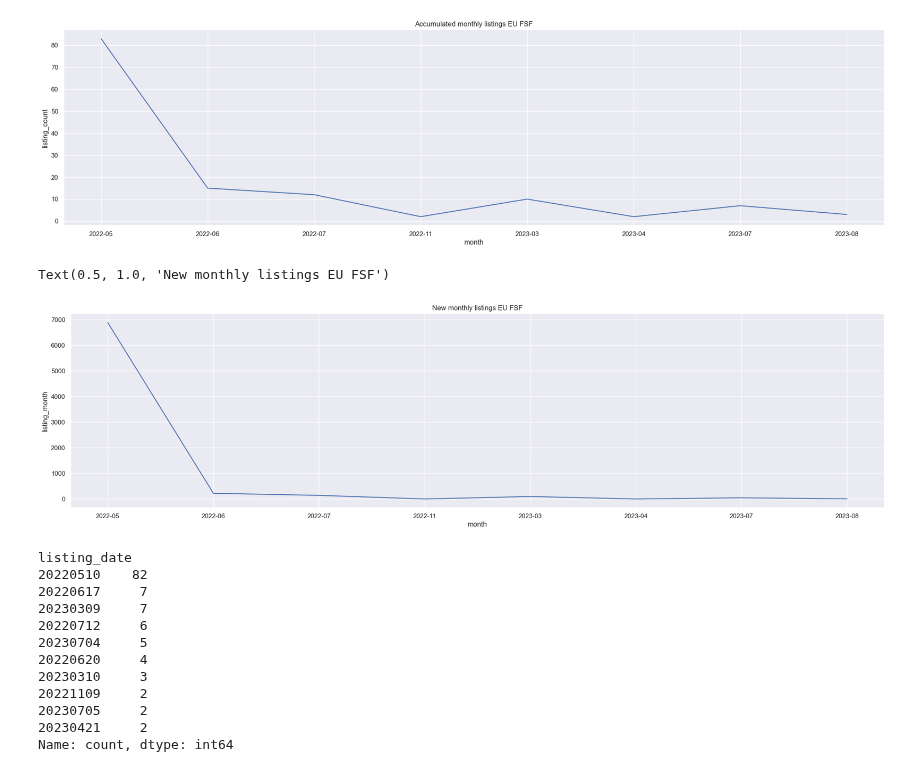
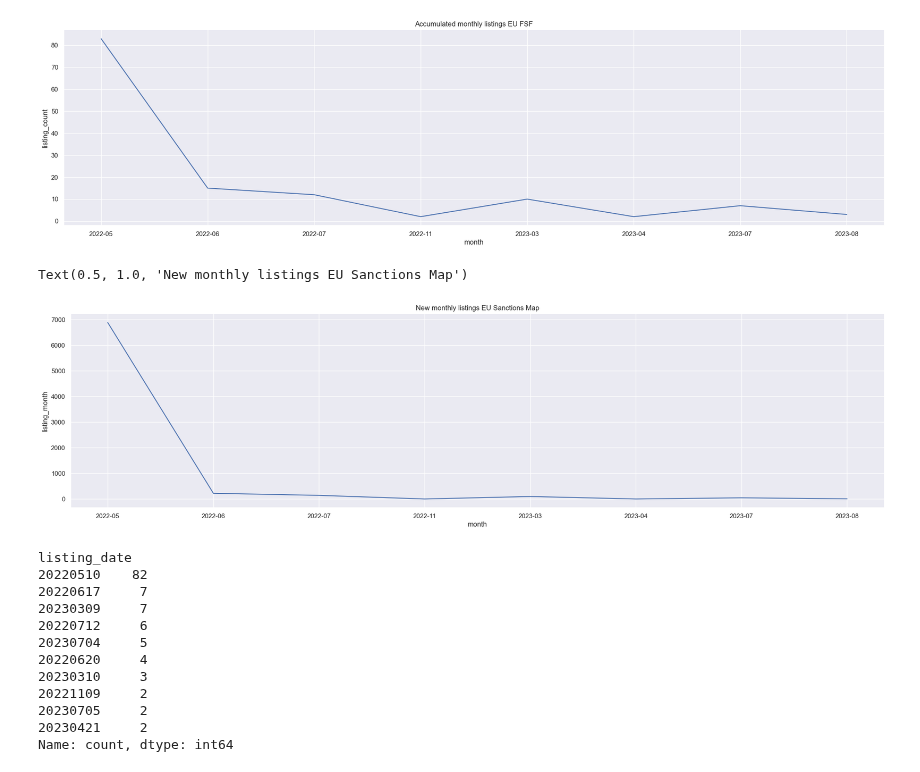
Before and after one commit to NatStrom/INSA, a Jupyter notebook: Opensanctions/Clean/EU_SanctionMap_Analysis.ipynb, the cells around one changed output. Cells and saved outputs as stored; diff of their text form; code cells hidden in the pictures.

```diff
--- a/Opensanctions/Clean/EU_SanctionMap_Analysis.ipynb
+++ b/Opensanctions/Clean/EU_SanctionMap_Analysis.ipynb
@@ -115,12 +115,12 @@ Text(0.5, 1.0, 'Accumulated monthly listings EU FSF')
 # %%
 #get the total listings per month
 sns.set(rc={"figure.figsize":(25, 6)}) #width=3, #height=4
-listings_eu_fsf = sns.lineplot(data=data,x='month',y='listing_month').set_title('New monthly listings EU FSF')
+listings_eu_fsf = sns.lineplot(data=data,x='month',y='listing_month').set_title('New monthly listings EU Sanctions Map')
 listings_eu_fsf.figure.savefig('new_listings_eu_map')
 listings_eu_fsf
 # %% [output]
-Text(0.5, 1.0, 'New monthly listings EU FSF')
+Text(0.5, 1.0, 'New monthly listings EU Sanctions Map')
-[figure, old version]
+[figure, new version]
 # %%
 #get the sates with the most new listings
 data['listing_date'].value_counts().nlargest(10)
```
Also changed, not shown: 18 other files.
